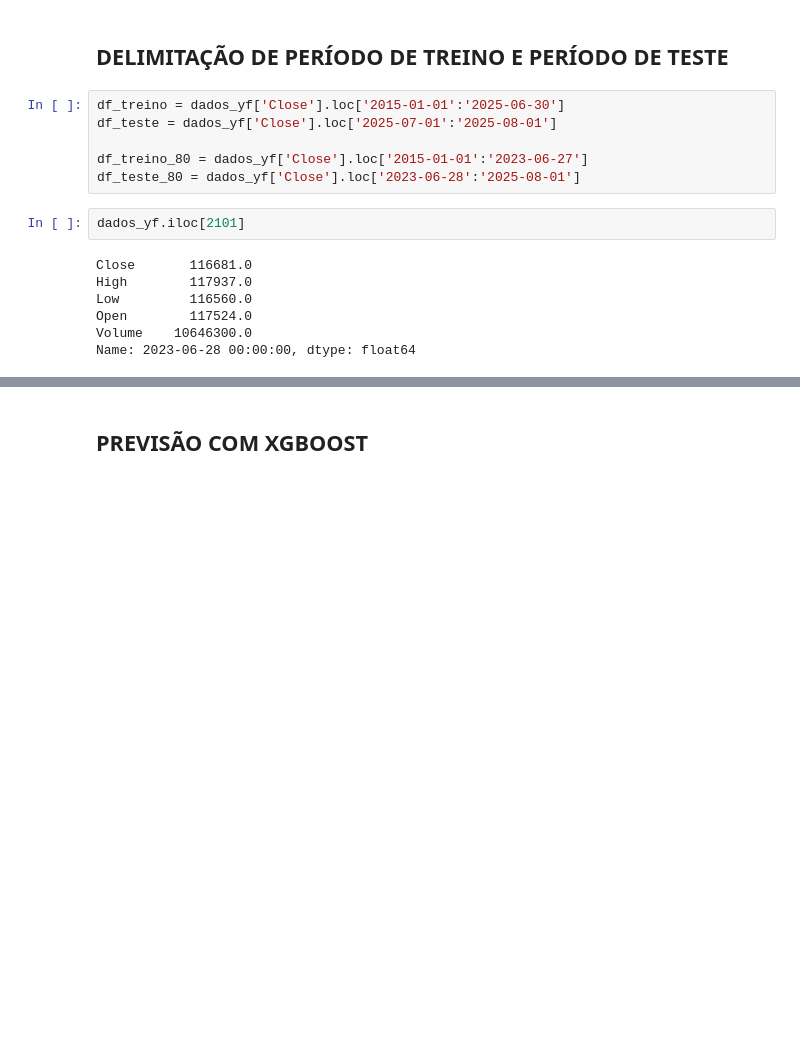
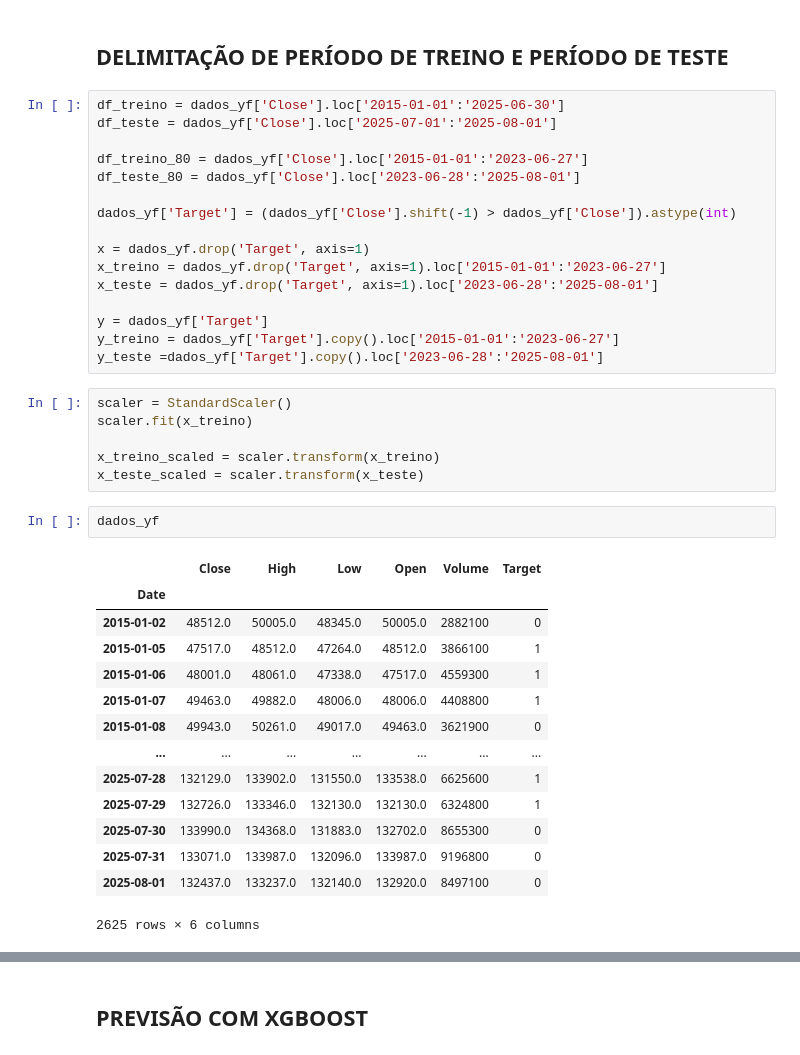
Before and after one commit to marcosfreitas-tech/Postech---Fase-2, a Jupyter notebook: main.ipynb, the cells around one changed output, grey strips where cells are left out. Drawn from its saved outputs; the diff is of its cells as text; blank space fills up the shorter version.

```diff
--- a/main.ipynb
+++ b/main.ipynb
@@ -223,12 +219,36 @@ df_teste = dados_yf['Close'].loc['2025-07-01':'2025-08-01']
 
 df_treino_80 = dados_yf['Close'].loc['2015-01-01':'2023-06-27']
 df_teste_80 = dados_yf['Close'].loc['2023-06-28':'2025-08-01']
+
+dados_yf['Target'] = (dados_yf['Close'].shift(-1) > dados_yf['Close']).astype(int)
+
+x = dados_yf.drop('Target', axis=1)
+x_treino = dados_yf.drop('Target', axis=1).loc['2015-01-01':'2023-06-27']
+x_teste = dados_yf.drop('Target', axis=1).loc['2023-06-28':'2025-08-01']
+
+y = dados_yf['Target']
+y_treino = dados_yf['Target'].copy().loc['2015-01-01':'2023-06-27']
+y_teste =dados_yf['Target'].copy().loc['2023-06-28':'2025-08-01']
-# %%
-dados_yf.iloc[2101]
-# %% [output]
-Close       116681.0
-High        117937.0
-Low         116560.0
-Open        117524.0
-Volume    10646300.0
-Name: 2023-06-28 00:00:00, dtype: float64
+# %%
+scaler = StandardScaler()
+scaler.fit(x_treino)
+
+x_treino_scaled = scaler.transform(x_treino)
+x_teste_scaled = scaler.transform(x_teste)
+# %%
+dados_yf
+# %% [output]
+|  | Close | High | Low | Open | Volume | Target |
+| Date |  |  |  |  |  |  |
+| 2015-01-02 | 48512.0 | 50005.0 | 48345.0 | 50005.0 | 2882100 | 0 |
+| 2015-01-05 | 47517.0 | 48512.0 | 47264.0 | 48512.0 | 3866100 | 1 |
+| 2015-01-06 | 48001.0 | 48061.0 | 47338.0 | 47517.0 | 4559300 | 1 |
+| 2015-01-07 | 49463.0 | 49882.0 | 48006.0 | 48006.0 | 4408800 | 1 |
+| 2015-01-08 | 49943.0 | 50261.0 | 49017.0 | 49463.0 | 3621900 | 0 |
+| ... | ... | ... | ... | ... | ... | ... |
+| 2025-07-28 | 132129.0 | 133902.0 | 131550.0 | 133538.0 | 6625600 | 1 |
+| 2025-07-29 | 132726.0 | 133346.0 | 132130.0 | 132130.0 | 6324800 | 1 |
+| 2025-07-30 | 133990.0 | 134368.0 | 131883.0 | 132702.0 | 8655300 | 0 |
+| 2025-07-31 | 133071.0 | 133987.0 | 132096.0 | 133987.0 | 9196800 | 0 |
+| 2025-08-01 | 132437.0 | 133237.0 | 132140.0 | 132920.0 | 8497100 | 0 |
+2625 rows × 6 columns
```
Also changed, not shown: parts of 35 cells of this notebook.
